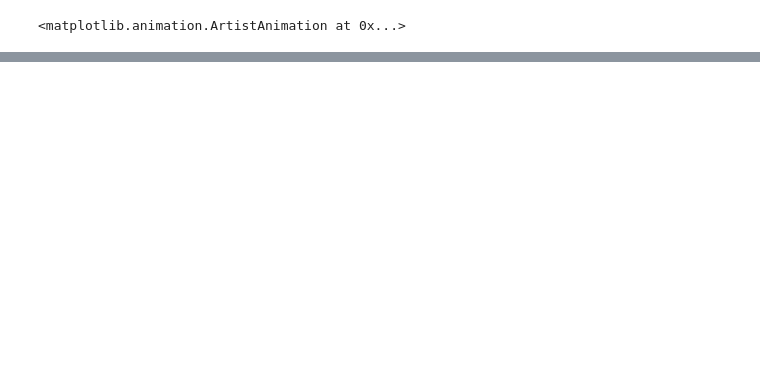
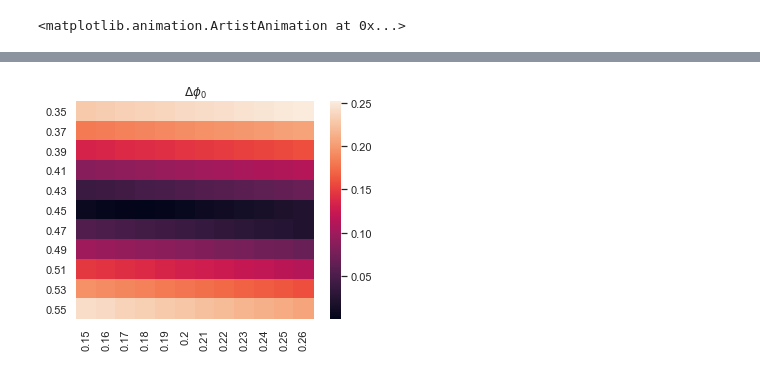
Before and after one commit to shivChitinous/stokes-flow, a Jupyter notebook: purcell_swimmer.ipynb, the cells around one changed output, grey strips where cells are left out. Saved outputs shown, nothing was run; the diff lists cells and outputs as text; code cells hidden in the pictures; blank space fills up the shorter version.

```diff
--- a/purcell_swimmer.ipynb
+++ b/purcell_swimmer.ipynb
@@ -95,0 +144,5 @@ animation
+# %%
+plt.title("$\Delta\phi_0$")
+sns.heatmap(delphinought,square=True,xticklabels=np.round(f_vec,2),yticklabels=np.round(P_vec,2));
+# %% [output]
+[figure, added]
```
Also changed, not shown: parts of 20 cells of this notebook.
